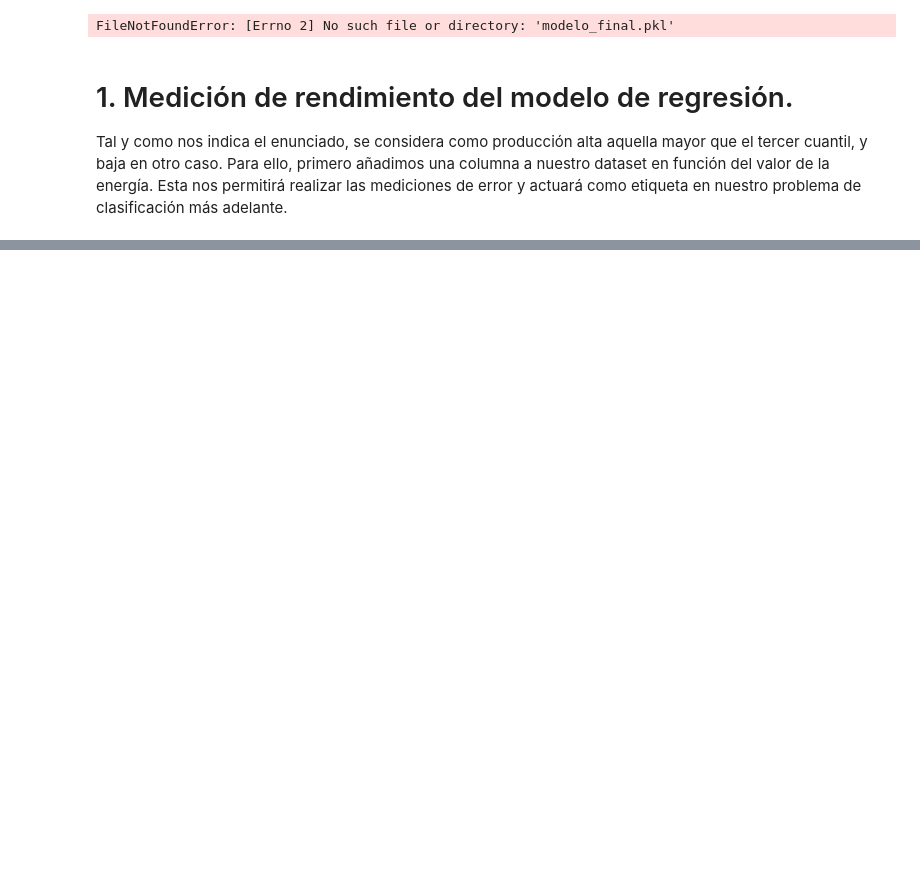
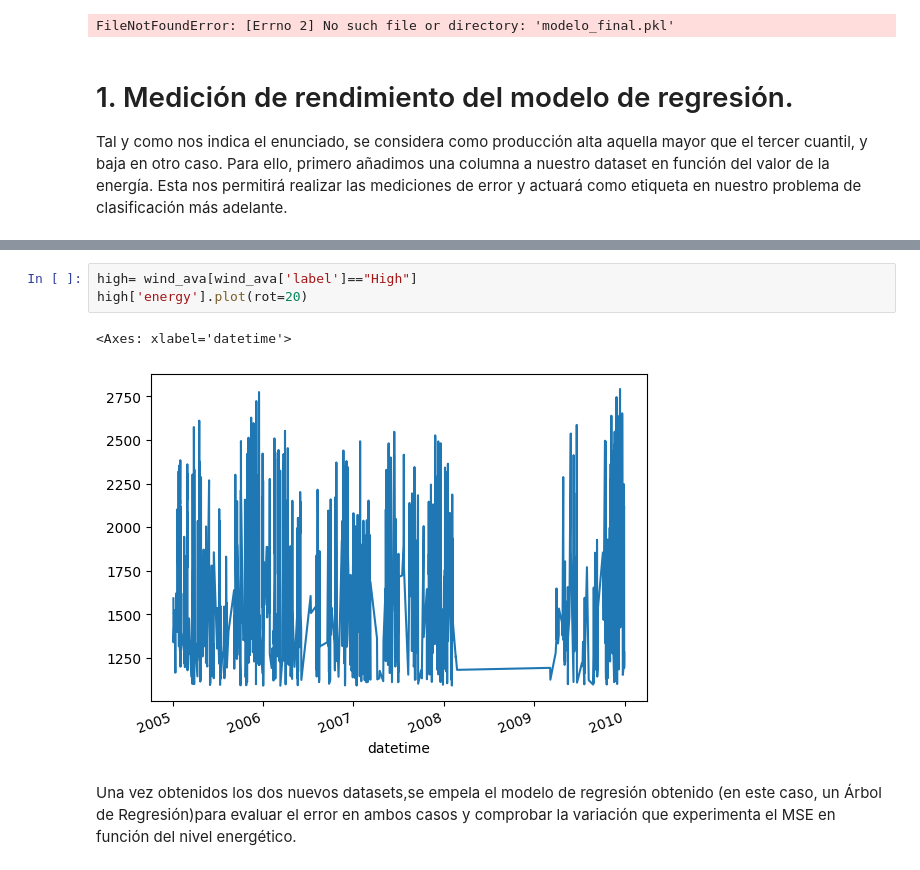
Before and after one commit to mgommez/practica1_ml, a Jupyter notebook: Clasificacion.ipynb, the cells around one changed output, grey strips where cells are left out. Saved outputs shown, nothing was run; the diff lists cells and outputs as text; blank space fills up the shorter version.

```diff
--- a/Clasificacion.ipynb
+++ b/Clasificacion.ipynb
@@ -45,0 +116,8 @@ TypeError: string indices must be integers
+# %%
+high= wind_ava[wind_ava['label']=="High"]
+high['energy'].plot(rot=20)
+# %% [output]
+<Axes: xlabel='datetime'>
+[figure, added]
+# %% [markdown]
+Una vez obtenidos los dos nuevos datasets,se empela el modelo de regresión obtenido (en este caso, un Árbol de Regresión)para evaluar el error en ambos casos y comprobar la variación que experimenta el MSE en función del nivel energético.
```
Also changed, not shown: parts of 11 cells of this notebook.
